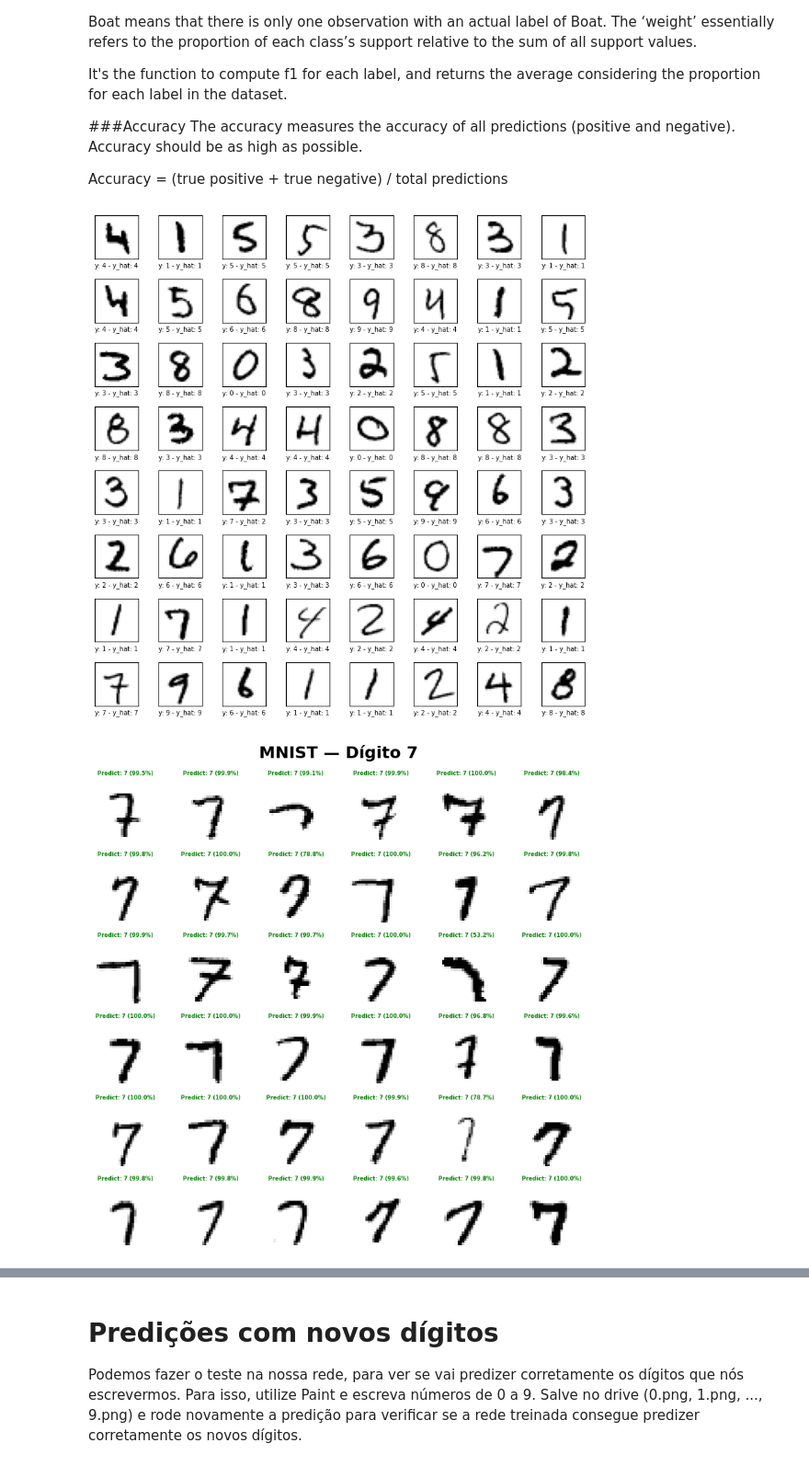
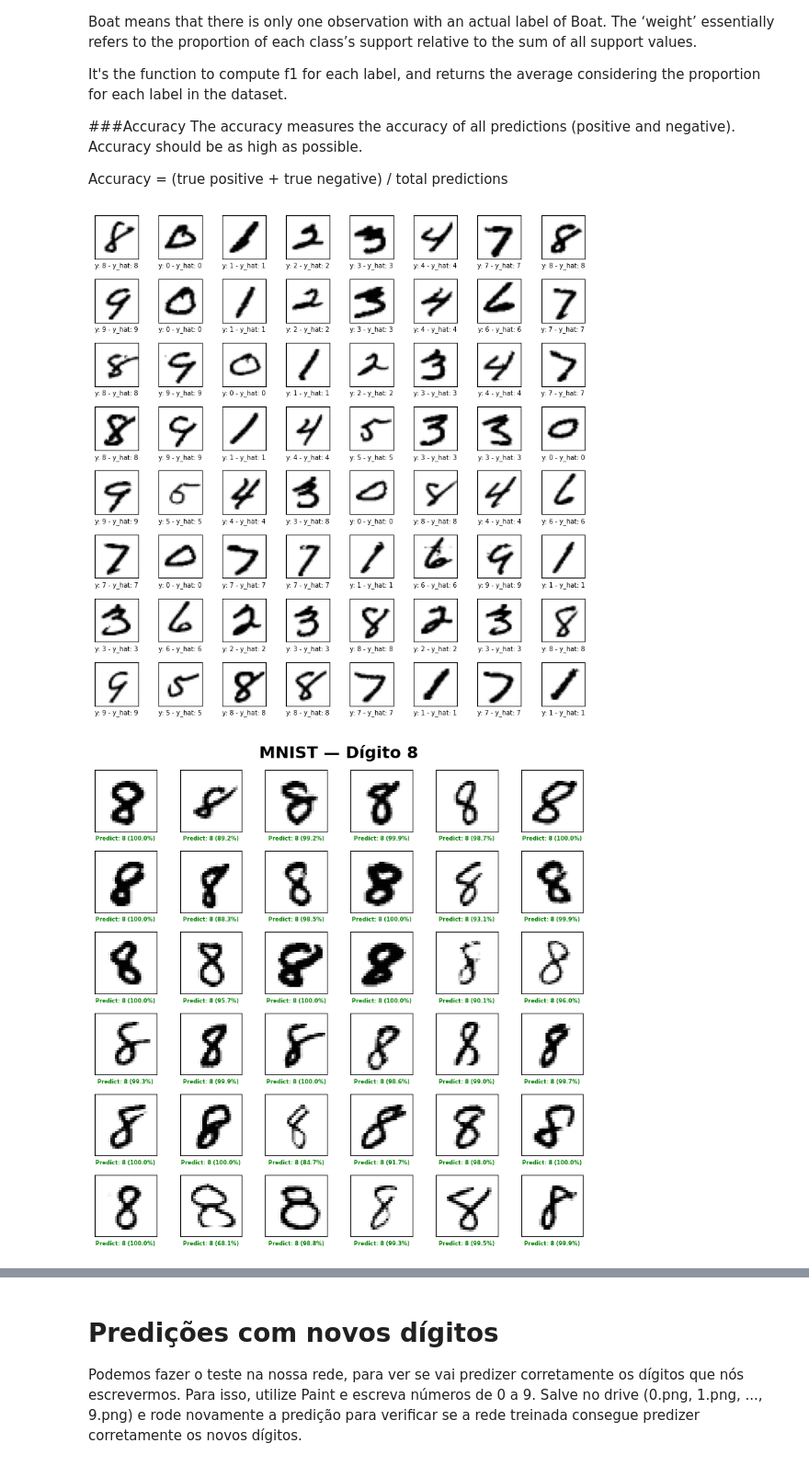
Before and after one commit to LeonimerMelo/Deep_Learning, a Jupyter notebook: Feedfoward_Neural_Network_[MNIST_Classification]_Deep_Learning_2_v6.ipynb, the cells around one changed output, grey strips where cells are left out. Shown at 92% size. Cells and saved outputs as stored; diff of their text form; code cells hidden in the pictures.

```diff
--- a/Feedfoward_Neural_Network_[MNIST_Classification]_Deep_Learning_2_v6.ipynb
+++ b/Feedfoward_Neural_Network_[MNIST_Classification]_Deep_Learning_2_v6.ipynb
@@ -405,9 +405,9 @@ start_time = time.process_time()
 # carrega os pesos e bias com os valores inicias, para um novo treinamento da rede
 model.load_weights('model.weights.h5')
 # treinamento da rede
-# Os parâmetros adotados para o trainamento são: mini batch size (*batch_size*) = 128, número de iterações (*epochs*) = 25
-h = model.fit(X_train_sc, y_train_cat, batch_size=128, epochs=25, verbose=1, validation_split=0.1)
-# h = model.fit(X_train_flat, y_train_cat, batch_size=128, epochs=25, verbose=1, validation_split=0.1)
+# Os parâmetros adotados para o trainamento são: mini batch size (tamanho do lote) = 128, número de iterações (*epochs*) = 20
+h = model.fit(X_train_sc, y_train_cat, batch_size=128, epochs=20, verbose=1, validation_split=0.1)
+# h = model.fit(X_train_flat, y_train_cat, batch_size=128, epochs=20, verbose=1, validation_split=0.1)
 # tempo total de treinamento da rede
 training_time_s = time.process_time() - start_time
 training_time_m = training_time_s / 60
@@ -677,11 +677,8 @@ def show_predict(examples, targets, predict_, init=None):
 # amostras de imagens do banco de dados de teste com suas predições
 show_predict(X_test, y_test, y_predict)
 # %% [output]
-[figure, old version]
+[figure, new version]
 # %%
-import numpy as np
-import matplotlib.pyplot as plt
-
 def plot_mnist_samples(X, y, model, digit=0, n_samples=36):
     """
     Plota amostras aleatórias de uma classe do MNIST.
@@ -744,7 +741,7 @@ def plot_mnist_samples(X, y, model, digit=0, n_samples=36):
 
     # Criar figura 6 × 6
     fig, axes = plt.subplots(6, 6, figsize=(8, 8))
-    axes = axes.ravel()
+    axes = axes.ravel() # mesmo que reshape(-1)
 
     # Plotar imagens
     for i in range(n_samples):
@@ -763,6 +760,7 @@ def plot_mnist_samples(X, y, model, digit=0, n_samples=36):
             image_plot = image
         else:
             raise ValueError(f"Formato de imagem não suportado: {image.shape}")
+
         # Verificar acerto
         correct = (true_label == predicted_label)
         # Verde = acerto
@@ -770,16 +768,18 @@ def plot_mnist_samples(X, y, model, digit=0, n_samples=36):
         title_color = "green" if correct else "red"
         # Mostrar imagem
         axes[i].imshow(image_plot, cmap='Greys')
-        # Título
-        axes[i].set_title(f"Predict: {predicted_label} ", f"({probability * 100:.1f}%)", fontsize=10, fontweight="bold", color=title_color)
-        # Remover eixos
-        axes[i].axis("off")
-
-    # Caso sejam menos de 36 amostras
-    for i in range(n_samples, 36):
-        axes[i].axis("off")
+        # label
+        axes[i].set_xlabel(
+            f"Predict: {predicted_label} "
+            f"({probability * 100:.1f}%)",
+            fontsize=6,
+            fontweight="bold",
+            color=title_color
+        )
+        axes[i].set_xticks([])
+        axes[i].set_yticks([])
 
     # Título geral
-    plt.suptitle(f"MNIST — amostras do Dígito {digit}", fontsize=18, fontweight="bold")
+    plt.suptitle(f"MNIST — Dígito {digit}", fontsize=18, fontweight="bold")
     plt.tight_layout()
     plt.show()
@@ -900,5 +786,5 @@ def plot_mnist_samples(X, y, model, digit=0, n_samples=36):
 # %%
-plot_mnist_samples(X_test_sc, y_test, model, digit=7)
+plot_mnist_samples(X_test_sc, y_test, model, digit=8)
 # %% [output]
-[figure, old version]
+[figure, new version]
 # %%
```
Also changed, not shown: parts of 21 cells of this notebook.
